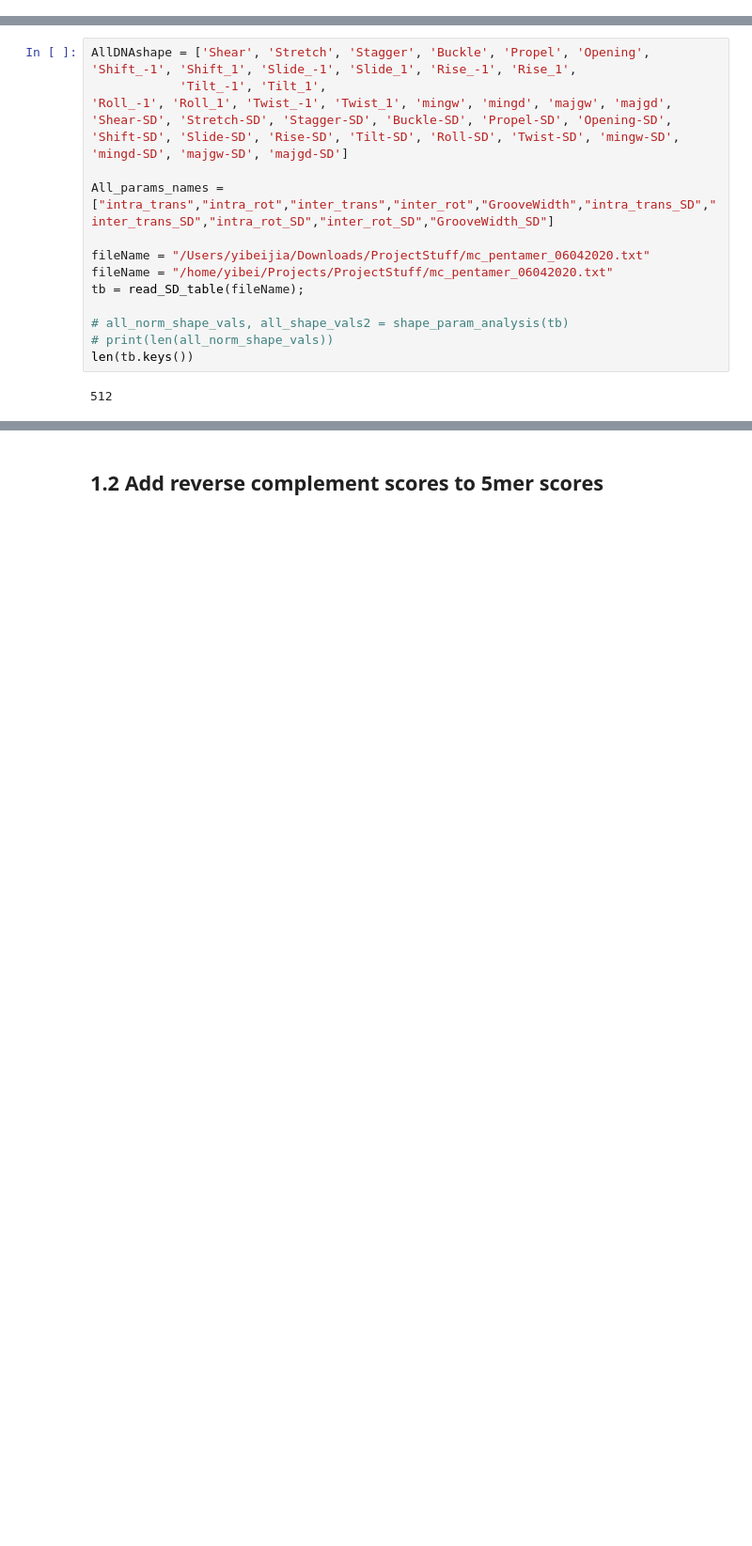
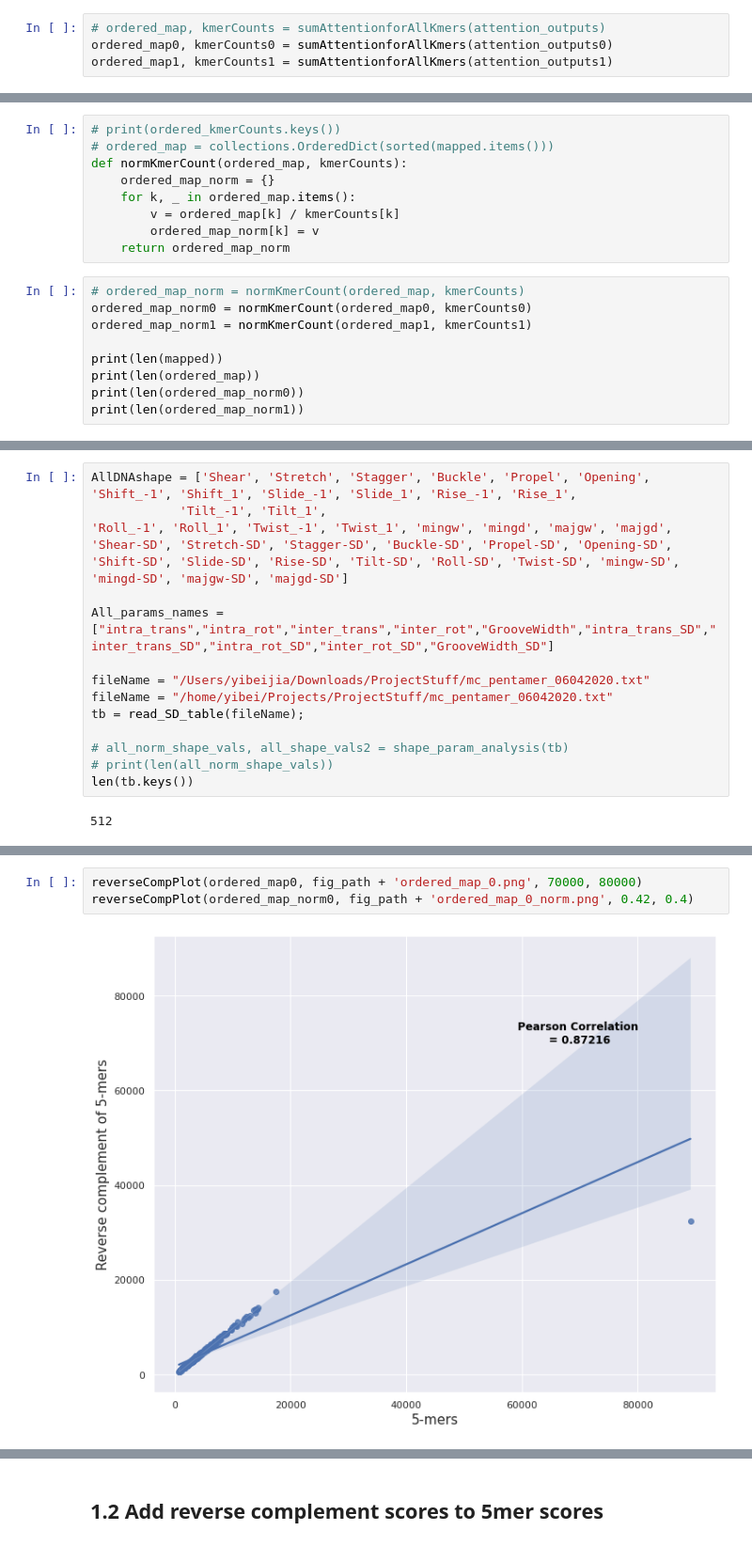
Before and after one commit to beckii0930/nucleosome_occupancy, a Jupyter notebook: tbinet_stuff/analyze_attention2.ipynb, the cells around one changed output, grey strips where cells are left out. Shown at 94% size. Cells and saved outputs as stored; diff of their text form; blank space fills up the shorter version.

Commit message:
update attention analysis for 0 and 1 separatly

```diff
--- a/tbinet_stuff/analyze_attention2.ipynb
+++ b/tbinet_stuff/analyze_attention2.ipynb
@@ -416,0 +394,4 @@ max(ordered_map.values())
+# %%
+# ordered_map, kmerCounts = sumAttentionforAllKmers(attention_outputs)
+ordered_map0, kmerCounts0 = sumAttentionforAllKmers(attention_outputs0)
+ordered_map1, kmerCounts1 = sumAttentionforAllKmers(attention_outputs1)
@@ -416,0 +401,18 @@ max(ordered_map.values())
+# %%
+# print(ordered_kmerCounts.keys())
+# ordered_map = collections.OrderedDict(sorted(mapped.items()))
+def normKmerCount(ordered_map, kmerCounts):
+    ordered_map_norm = {}
+    for k, _ in ordered_map.items():
+        v = ordered_map[k] / kmerCounts[k]
+        ordered_map_norm[k] = v
+    return ordered_map_norm
+# %%
+# ordered_map_norm = normKmerCount(ordered_map, kmerCounts)
+ordered_map_norm0 = normKmerCount(ordered_map0, kmerCounts0)
+ordered_map_norm1 = normKmerCount(ordered_map1, kmerCounts1)
+
+print(len(mapped))
+print(len(ordered_map))
+print(len(ordered_map_norm0))
+print(len(ordered_map_norm1))
@@ -492,0 +633,5 @@ ordered_map.keys()
+# %%
+reverseCompPlot(ordered_map0, fig_path + 'ordered_map_0.png', 70000, 80000)
+reverseCompPlot(ordered_map_norm0, fig_path + 'ordered_map_0_norm.png', 0.42, 0.4)
+# %% [output]
+[figure, added]
```
Also changed, not shown: parts of 56 cells of this notebook.
